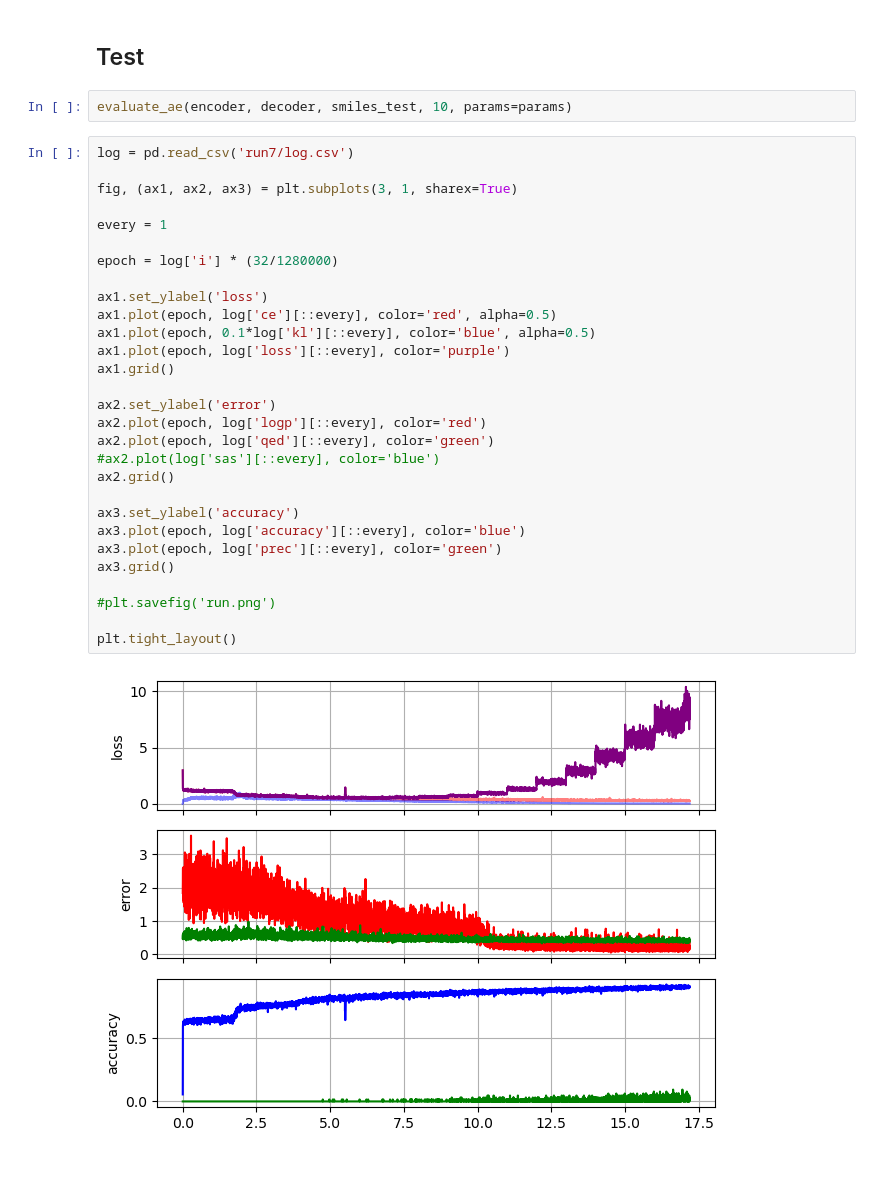
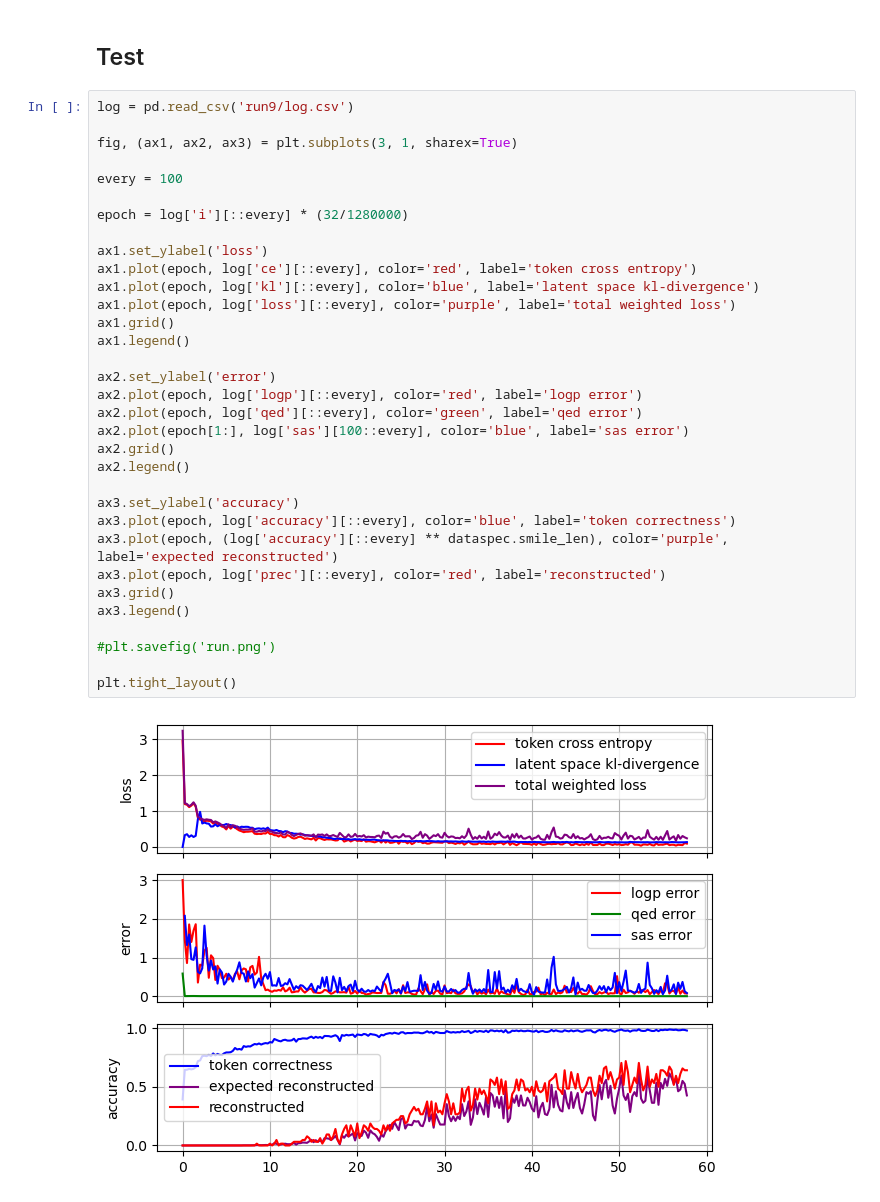
Before and after one commit to jshe2304/smilesVAE, a Jupyter notebook: eval.ipynb, the cells around one changed output. Drawn from its saved outputs; the diff is of its cells as text; blank space fills up the shorter version.

```diff
--- a/eval.ipynb
+++ b/eval.ipynb
@@ -75,35 +81,37 @@ plt.subplots_adjust(wspace=0, hspace=0)
 # %% [markdown]
 ## Test
-# %%
-evaluate_ae(encoder, decoder, smiles_test, 10, params=params)
 # %%
-log = pd.read_csv('run7/log.csv')
+log = pd.read_csv('run9/log.csv')
 
 fig, (ax1, ax2, ax3) = plt.subplots(3, 1, sharex=True)
 
-every = 1
+every = 100
 
-epoch = log['i'] * (32/1280000)
+epoch = log['i'][::every] * (32/1280000)
 
 ax1.set_ylabel('loss')
-ax1.plot(epoch, log['ce'][::every], color='red', alpha=0.5)
-ax1.plot(epoch, 0.1*log['kl'][::every], color='blue', alpha=0.5)
-ax1.plot(epoch, log['loss'][::every], color='purple')
+ax1.plot(epoch, log['ce'][::every], color='red', label='token cross entropy')
+ax1.plot(epoch, log['kl'][::every], color='blue', label='latent space kl-divergence')
+ax1.plot(epoch, log['loss'][::every], color='purple', label='total weighted loss')
 ax1.grid()
+ax1.legend()
 
 ax2.set_ylabel('error')
-ax2.plot(epoch, log['logp'][::every], color='red')
-ax2.plot(epoch, log['qed'][::every], color='green')
-#ax2.plot(log['sas'][::every], color='blue')
+ax2.plot(epoch, log['logp'][::every], color='red', label='logp error')
+ax2.plot(epoch, log['qed'][::every], color='green', label='qed error')
+ax2.plot(epoch[1:], log['sas'][100::every], color='blue', label='sas error')
 ax2.grid()
+ax2.legend()
 
 ax3.set_ylabel('accuracy')
-ax3.plot(epoch, log['accuracy'][::every], color='blue')
-ax3.plot(epoch, log['prec'][::every], color='green')
+ax3.plot(epoch, log['accuracy'][::every], color='blue', label='token correctness')
+ax3.plot(epoch, (log['accuracy'][::every] ** dataspec.smile_len), color='purple', label='expected reconstructed')
+ax3.plot(epoch, log['prec'][::every], color='red', label='reconstructed')
 ax3.grid()
+ax3.legend()
 
 #plt.savefig('run.png')
 
 plt.tight_layout()
 # %% [output]
-[figure, old version]
+[figure, new version]
```
Also changed, not shown: parts of 5 cells of this notebook, 9 other files.
